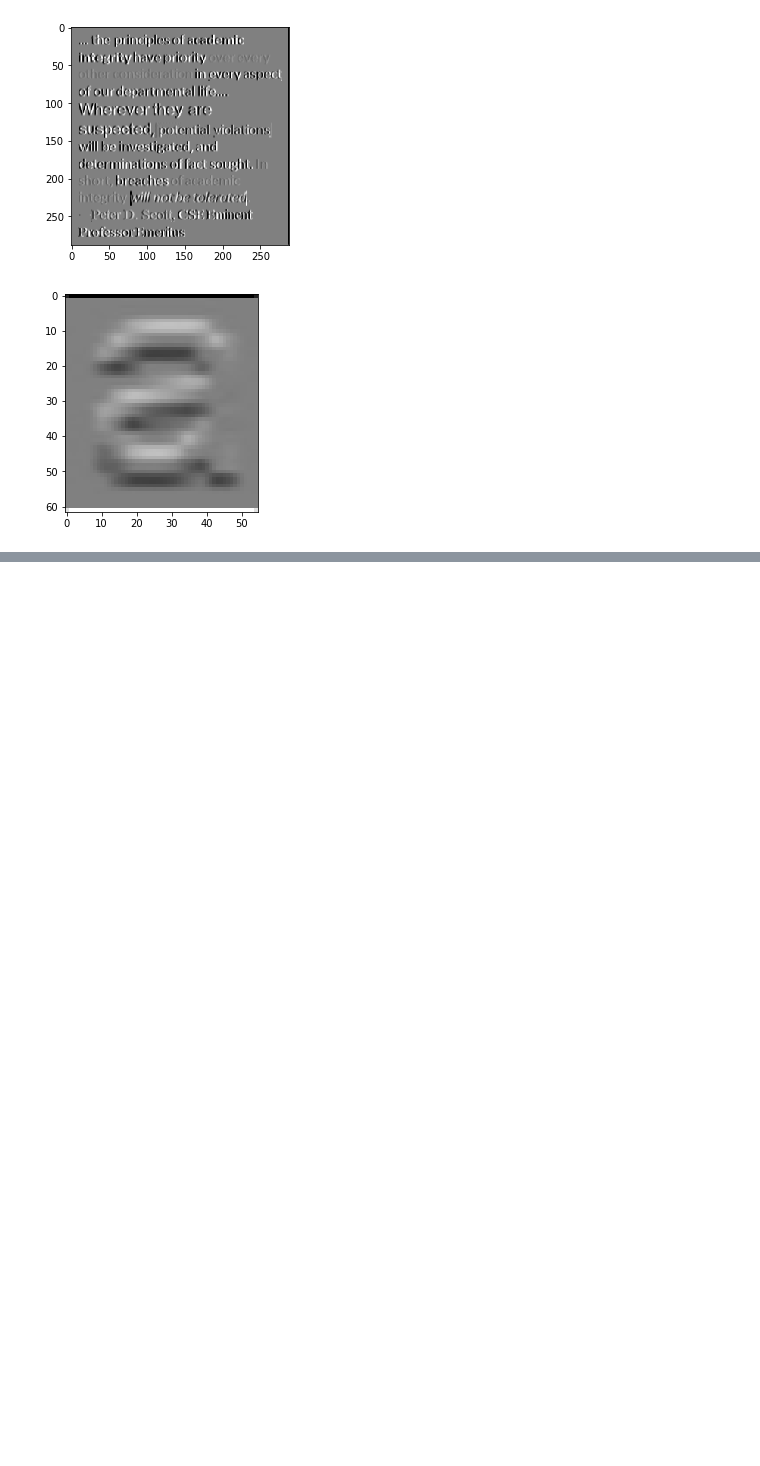
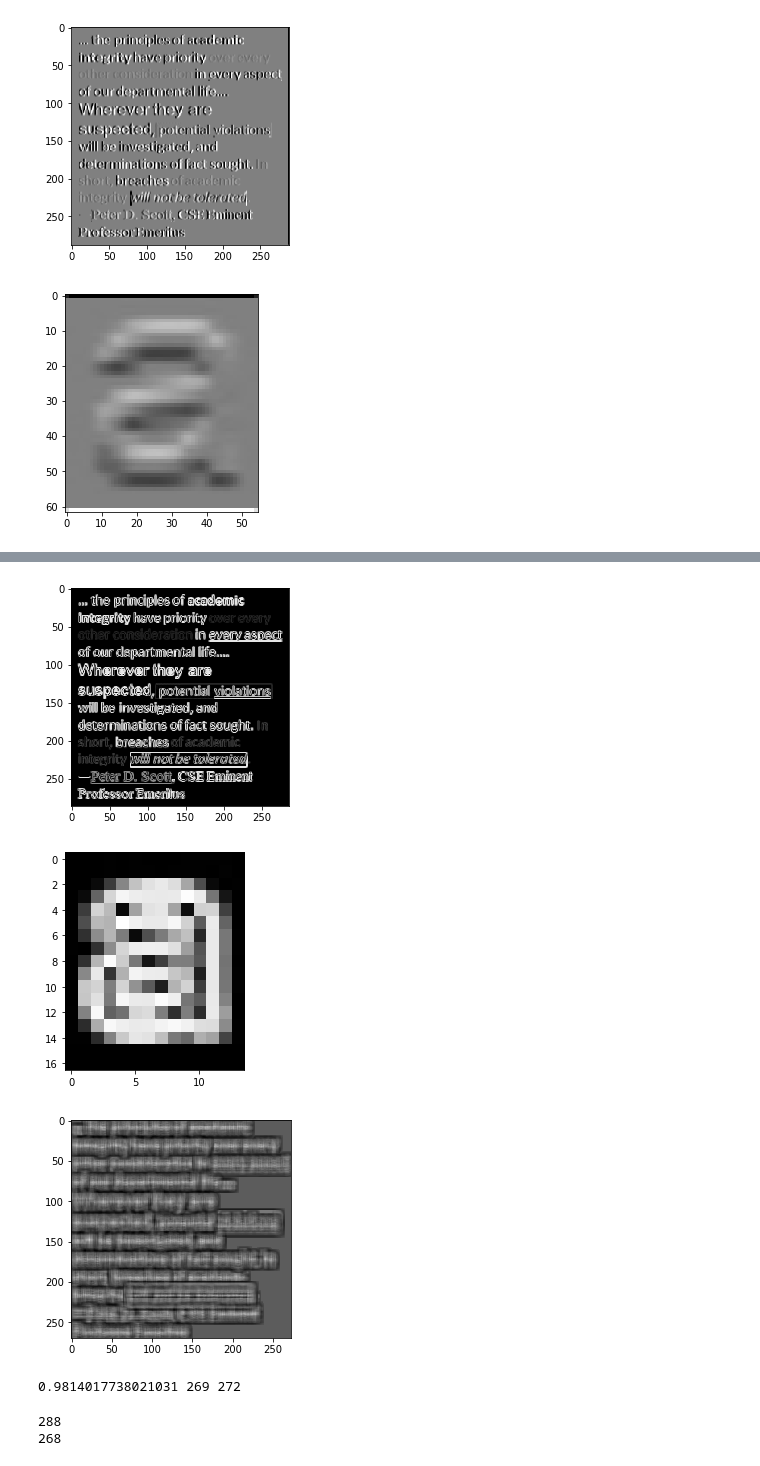
Before and after one commit to vimalkumarasamy/computer_vision, a Jupyter notebook: CV_Task2_OCR.ipynb, the cells around one changed output, grey strips where cells are left out. Cells and saved outputs as stored; diff of their text form; code cells hidden in the pictures; blank space fills up the shorter version.

```diff
--- a/CV_Task2_OCR.ipynb
+++ b/CV_Task2_OCR.ipynb
@@ -164,0 +228,34 @@ plt.show()
+# %%
+edges_a=edge_magnitude(detect_edges(a, sobel_x, norm=False), detect_edges(a, sobel_y, norm=False))
+edges_a=np.array(edges_a)[2:-2,1:-3].tolist()
+edges_img=edge_magnitude(detect_edges(img, sobel_x, norm=False), detect_edges(img, sobel_y, norm=False))
+edges_img=np.array(edges_img)[1:-1,1:-1].tolist()
+# %%
+plt.imshow(edges_img,cmap="gray")
+plt.show()
+plt.imshow(edges_a,cmap="gray")
+plt.show()
+ncc_a=ncc(edges_img,normalize(edges_a))
+plt.imshow(ncc_a,cmap="gray")
+plt.show()
+mx=0
+for i in range(len(ncc_a)):
+  for j in range(len(ncc_a[0])):
+    if ncc_a[i][j]>mx:
+      mx=ncc_a[i][j]
+      l=i
+      b=j
+
+print(mx,i,j)
+# %% [output]
+[figure, added]
+[figure, added]
+[figure, added]
+0.9814017738021031 269 272
+# %%
+# len(edges_a)
+print(len(edges_img))
+print(len(ncc_a))
+# %% [output]
+288
+268
```
Also changed, not shown: parts of 6 cells of this notebook.
